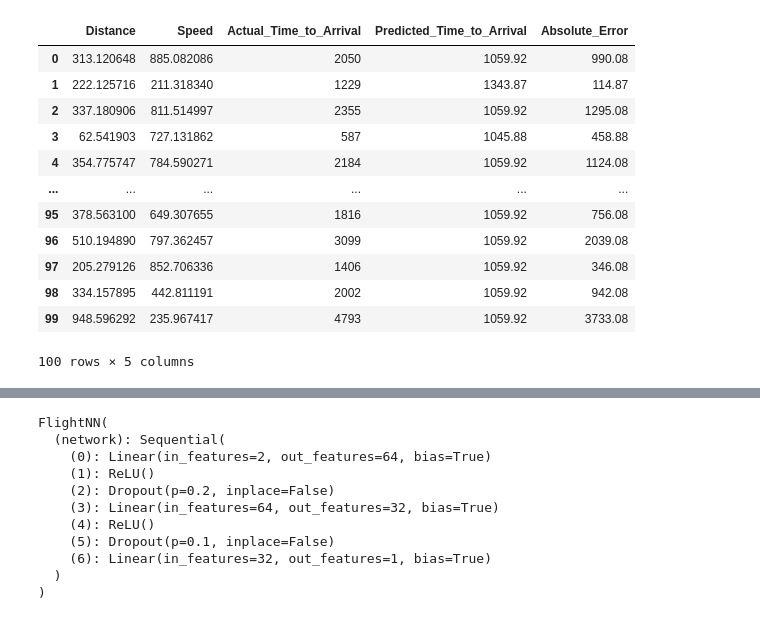
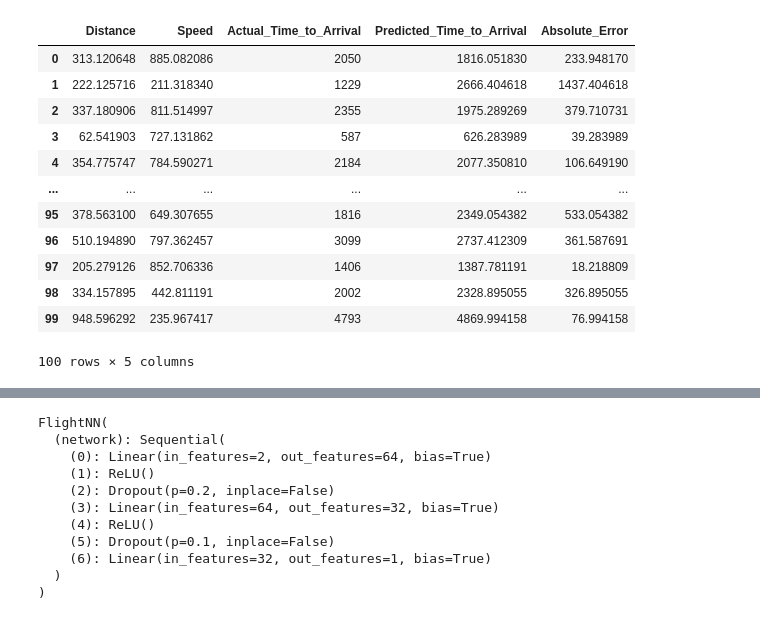
Before and after one commit to MichalTaczala/BigDataAnalyticsProject, a Jupyter notebook: src/training.ipynb, the cells around one changed output, grey strips where cells are left out. Cells and saved outputs as stored; diff of their text form; code cells hidden in the pictures.

```diff
--- a/src/training.ipynb
+++ b/src/training.ipynb
@@ -176,34 +173,34 @@ Test R2: 0.9250
 # %%
 # Take a small random sample
 np.random.seed(42)
 sample_size = 100
 sample_idx = np.random.choice(len(X_test), sample_size, replace=False)
 X_sample = X_test[sample_idx]
 y_sample = y_test[sample_idx]
 
-y_pred = final_rf.predict(X_sample)
+y_pred = final_rf.predict(scaler.transform(X_sample))
 
 results_df = pd.DataFrame({
     "Distance": X_sample[:, 0],
     "Speed": X_sample[:, 1],
     'Actual_Time_to_Arrival': y_sample,
     'Predicted_Time_to_Arrival': y_pred,
     'Absolute_Error': np.abs(y_sample - y_pred)
 })
 results_df
 # %% [output]
 |  | Distance | Speed | Actual_Time_to_Arrival | Predicted_Time_to_Arrival | Absolute_Error |
-| 0 | 313.120648 | 885.082086 | 2050 | 1059.92 | 990.08 |
-| 1 | 222.125716 | 211.318340 | 1229 | 1343.87 | 114.87 |
-| 2 | 337.180906 | 811.514997 | 2355 | 1059.92 | 1295.08 |
-| 3 | 62.541903 | 727.131862 | 587 | 1045.88 | 458.88 |
-| 4 | 354.775747 | 784.590271 | 2184 | 1059.92 | 1124.08 |
+| 0 | 313.120648 | 885.082086 | 2050 | 1816.051830 | 233.948170 |
+| 1 | 222.125716 | 211.318340 | 1229 | 2666.404618 | 1437.404618 |
+| 2 | 337.180906 | 811.514997 | 2355 | 1975.289269 | 379.710731 |
+| 3 | 62.541903 | 727.131862 | 587 | 626.283989 | 39.283989 |
+| 4 | 354.775747 | 784.590271 | 2184 | 2077.350810 | 106.649190 |
 | ... | ... | ... | ... | ... | ... |
-| 95 | 378.563100 | 649.307655 | 1816 | 1059.92 | 756.08 |
-| 96 | 510.194890 | 797.362457 | 3099 | 1059.92 | 2039.08 |
-| 97 | 205.279126 | 852.706336 | 1406 | 1059.92 | 346.08 |
-| 98 | 334.157895 | 442.811191 | 2002 | 1059.92 | 942.08 |
-| 99 | 948.596292 | 235.967417 | 4793 | 1059.92 | 3733.08 |
+| 95 | 378.563100 | 649.307655 | 1816 | 2349.054382 | 533.054382 |
+| 96 | 510.194890 | 797.362457 | 3099 | 2737.412309 | 361.587691 |
+| 97 | 205.279126 | 852.706336 | 1406 | 1387.781191 | 18.218809 |
+| 98 | 334.157895 | 442.811191 | 2002 | 2328.895055 | 326.895055 |
+| 99 | 948.596292 | 235.967417 | 4793 | 4869.994158 | 76.994158 |
 100 rows × 5 columns
 # %%
 import torch
```
Also changed, not shown: parts of 3 cells of this notebook.
